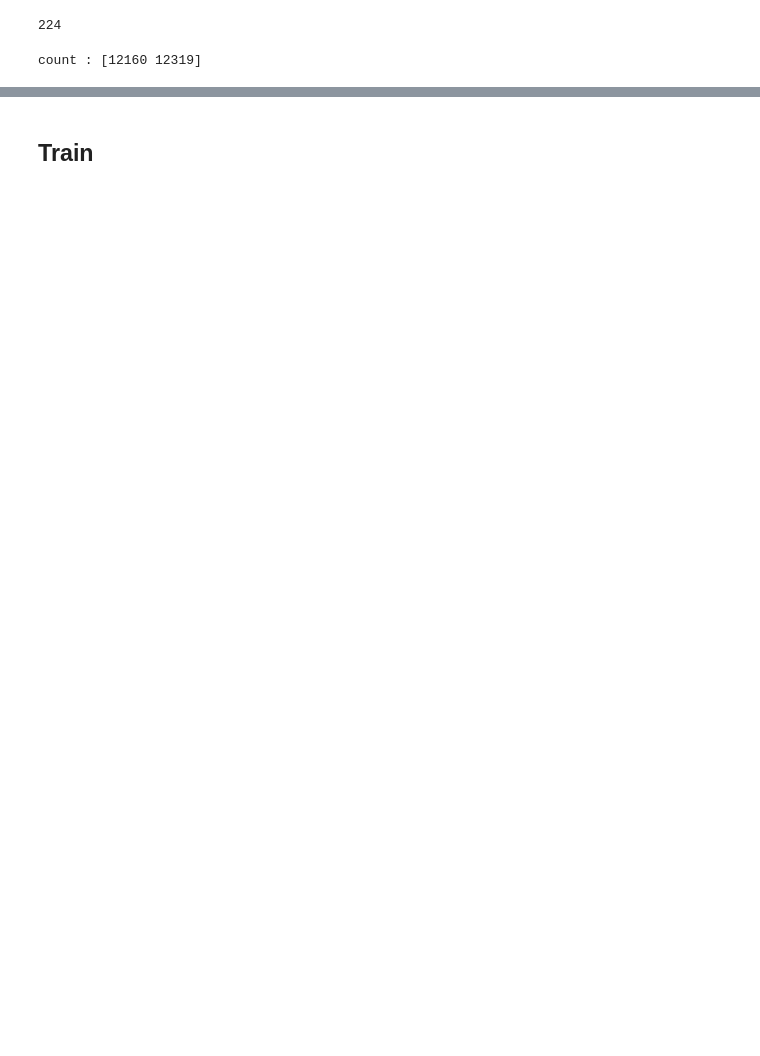
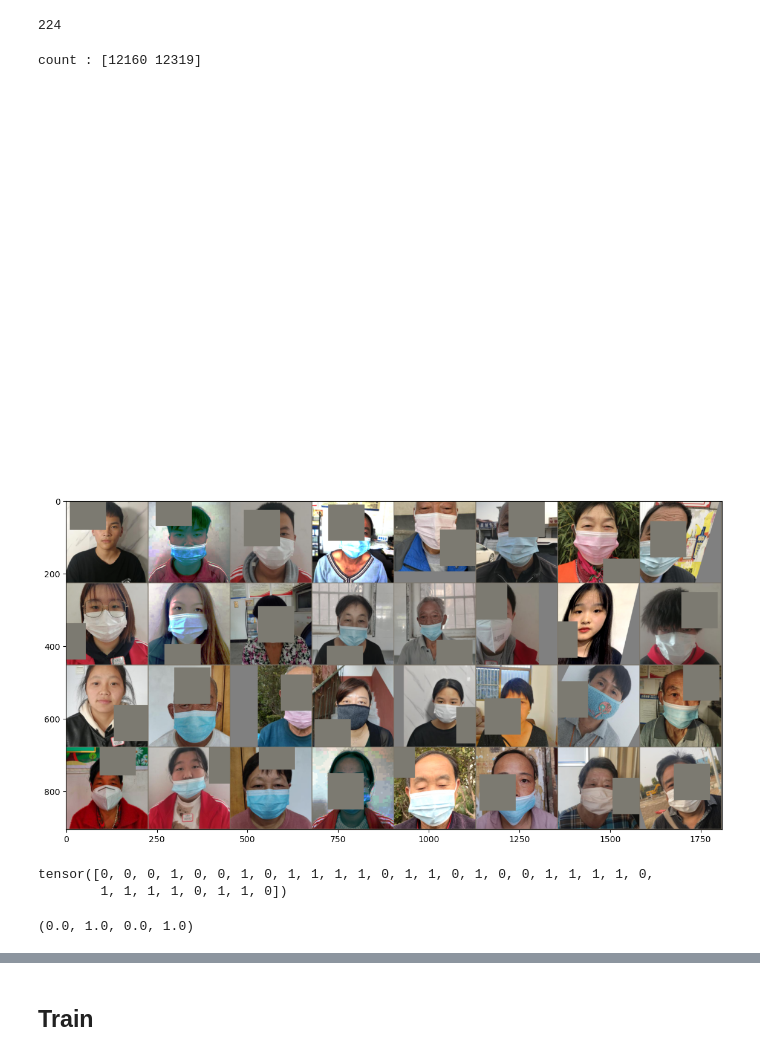
Before and after one commit to boostcampaitech2/image-classification-level1-16, a Jupyter notebook: train_model.ipynb, the cells around one changed output, grey strips where cells are left out. Cells and saved outputs as stored; diff of their text form; code cells hidden in the pictures; blank space fills up the shorter version.

```diff
--- a/train_model.ipynb
+++ b/train_model.ipynb
@@ -79,8 +83,8 @@ transform_valid = get_transform(augment=False, crop=350, resize=input_size, cuto
 # %%
 ## prepare dataset
 
-train_dataset = TrainDataset(df=df_train, transform=transform_train, target=target)
-valid_dataset = TrainDataset(df=df_valid, transform=transform_valid, target=target)
+train_dataset = MaskDataset(df=df_train, transform=transform_train, target=target)
+valid_dataset = MaskDataset(df=df_valid, transform=transform_valid, target=target)
 # %%
 # # if using external dataset
 
@@ -116,13 +120,22 @@ dataloaders = {
                 'train' : DataLoader(train_dataset, batch_size=batch_size, num_workers=3, drop_last=True, sampler=sampler),
                 'valid' : DataLoader(valid_dataset, batch_size=batch_size, num_workers=3, drop_last=False, shuffle=False),
               }
+# %%
+a = iter(dataloaders['train'])
 # %%
 # check input train batch
 
-from my_modules.utils import imshow
-batch = next(iter(dataloaders['train']))
+from spam.utils import imshow
+batch = next(a)
 imshow(batch[0])
 print(batch[1])
+plt.axis('off')
+# %% [output]
+[figure, added]
+[figure, added]
+tensor([0, 0, 0, 1, 0, 0, 1, 0, 1, 1, 1, 1, 0, 1, 1, 0, 1, 0, 0, 1, 1, 1, 1, 0,
+        1, 1, 1, 1, 0, 1, 1, 0])
+(0.0, 1.0, 0.0, 1.0)
 # %%
 ## prepare model
 
```
Also changed, not shown: parts of 6 cells of this notebook, 43 other files.
